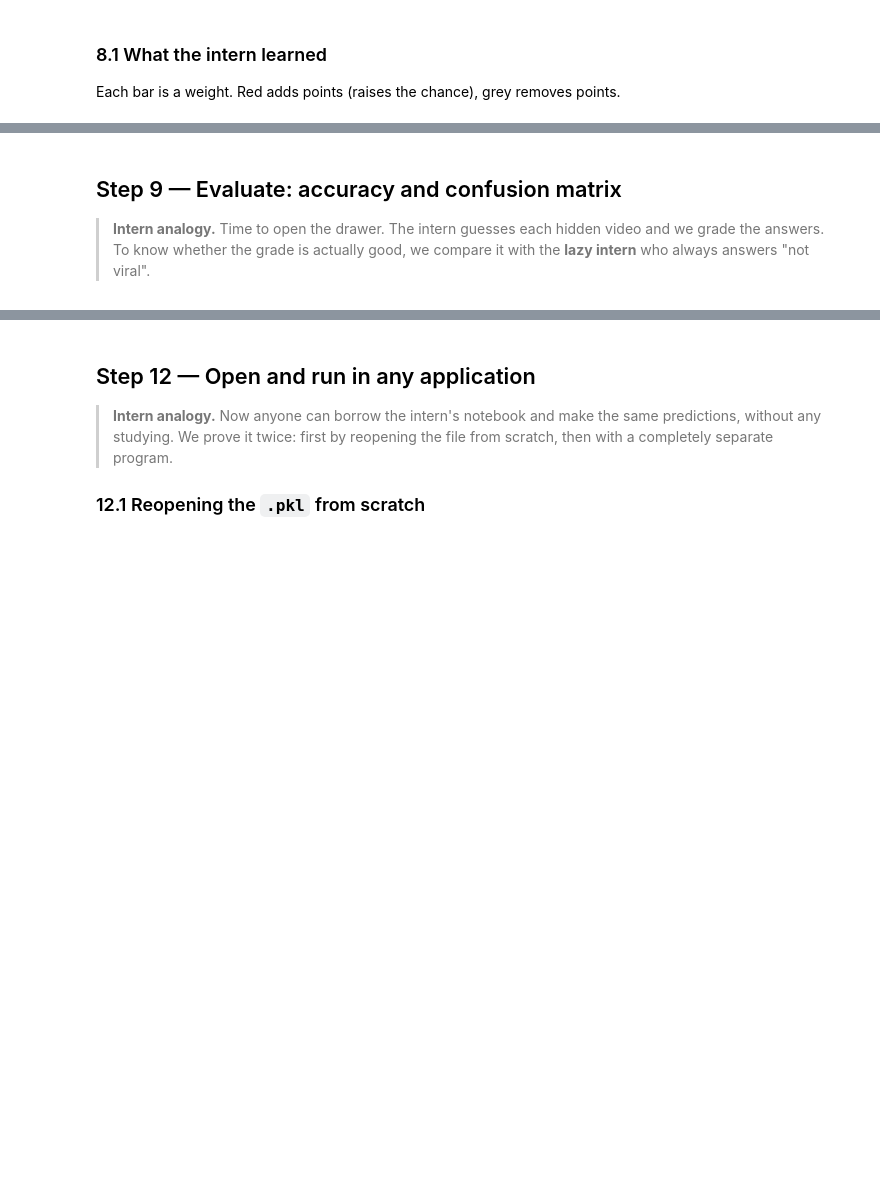
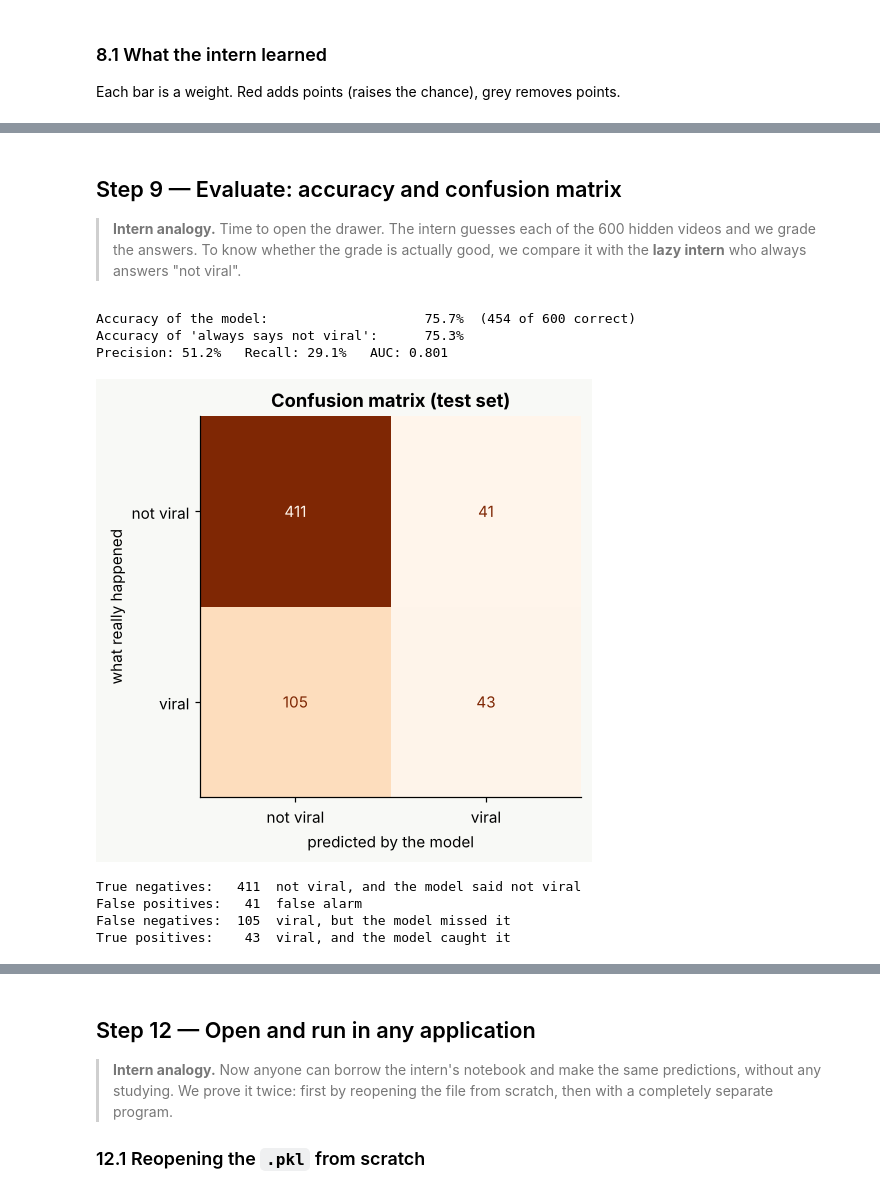
Before and after one commit to danielpugliezi/SITE, a Jupyter notebook: notebook/viral_predictor.ipynb, the cells around one changed output, grey strips where cells are left out. Saved outputs shown, nothing was run; the diff lists cells and outputs as text; code cells hidden in the pictures; blank space fills up the shorter version.

```diff
--- a/notebook/viral_predictor.ipynb
+++ b/notebook/viral_predictor.ipynb
@@ -471,7 +586,7 @@ print("Strongest negative:", ", ".join(f"{n} ({w:+.2f})" for n, w in weights.hea
 <a id="s9"></a>
 ## Step 9 — Evaluate: accuracy and confusion matrix
 
-> **Intern analogy.** Time to open the drawer. The intern guesses each hidden video and we grade the answers. To know whether the grade is actually good, we compare it with the **lazy intern** who always answers "not viral".
+> **Intern analogy.** Time to open the drawer. The intern guesses each of the 600 hidden videos and we grade the answers. To know whether the grade is actually good, we compare it with the **lazy intern** who always answers "not viral".
 # %%
 pred = pipeline.predict(X_test)
 proba = pipeline.predict_proba(X_test)[:, 1]
@@ -479,24 +594,33 @@ proba = pipeline.predict_proba(X_test)[:, 1]
 baseline = DummyClassifier(strategy="most_frequent").fit(X_train, y_train)
 accuracy = accuracy_score(y_test, pred)
 baseline_accuracy = accuracy_score(y_test, baseline.predict(X_test))
-precision = precision_score(y_test, pred, zero_division=0)
-recall, auc = recall_score(y_test, pred), roc_auc_score(y_test, proba)
+precision, recall, auc = precision_score(y_test, pred), recall_score(y_test, pred), roc_auc_score(y_test, proba)
 
-print(f"Accuracy of the model:                {accuracy:.1%}  ({(pred == y_test).sum()} of {len(y_test)} correct)")
-print(f"Accuracy of 'always says not viral':  {baseline_accuracy:.1%}")
+print(f"Accuracy of the model:                    {accuracy:.1%}  ({(pred == y_test).sum()} of {len(y_test)} correct)")
+print(f"Accuracy of 'always says not viral':      {baseline_accuracy:.1%}")
 print(f"Precision: {precision:.1%}   Recall: {recall:.1%}   AUC: {auc:.3f}")
+# %% [output]
+Accuracy of the model:                    75.7%  (454 of 600 correct)
+Accuracy of 'always says not viral':      75.3%
+Precision: 51.2%   Recall: 29.1%   AUC: 0.801
 # %%
-matrix = confusion_matrix(y_test, pred, labels=[0, 1])
+matrix = confusion_matrix(y_test, pred)
 fig, ax = plt.subplots(figsize=(5, 4.5))
 ConfusionMatrixDisplay(matrix, display_labels=["not viral", "viral"]).plot(ax=ax, cmap="Oranges", colorbar=False)
 ax.set_xlabel("predicted by the model"); ax.set_ylabel("what really happened"); ax.set_title("Confusion matrix (test set)")
 plt.show()
 
 (tn, fp), (fn, tp) = matrix
 print(f"True negatives:  {tn:4d}  not viral, and the model said not viral")
 print(f"False positives: {fp:4d}  false alarm")
 print(f"False negatives: {fn:4d}  viral, but the model missed it")
 print(f"True positives:  {tp:4d}  viral, and the model caught it")
+# %% [output]
+[figure, added]
+True negatives:   411  not viral, and the model said not viral
+False positives:   41  false alarm
+False negatives:  105  viral, but the model missed it
+True positives:    43  viral, and the model caught it
 # %% [markdown]
 | Metric | Question it answers |
 |---|---|
```
Also changed, not shown: parts of 56 cells of this notebook, 10 other files.
